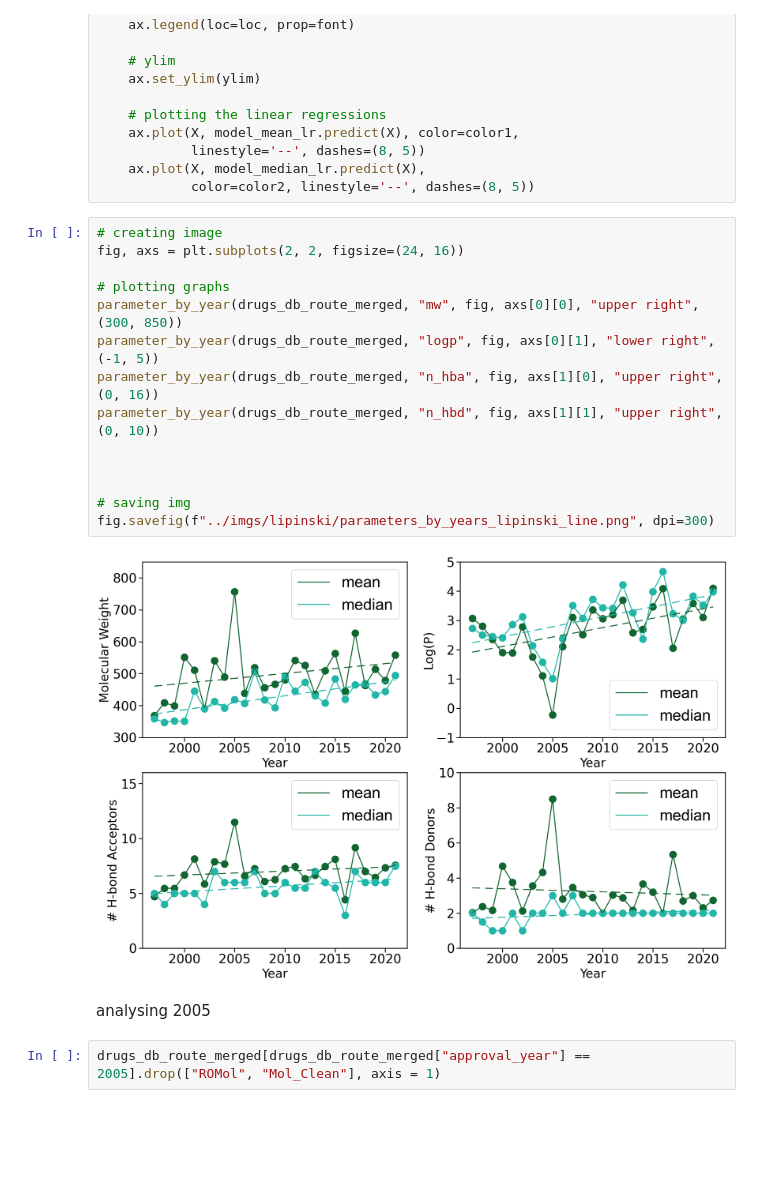
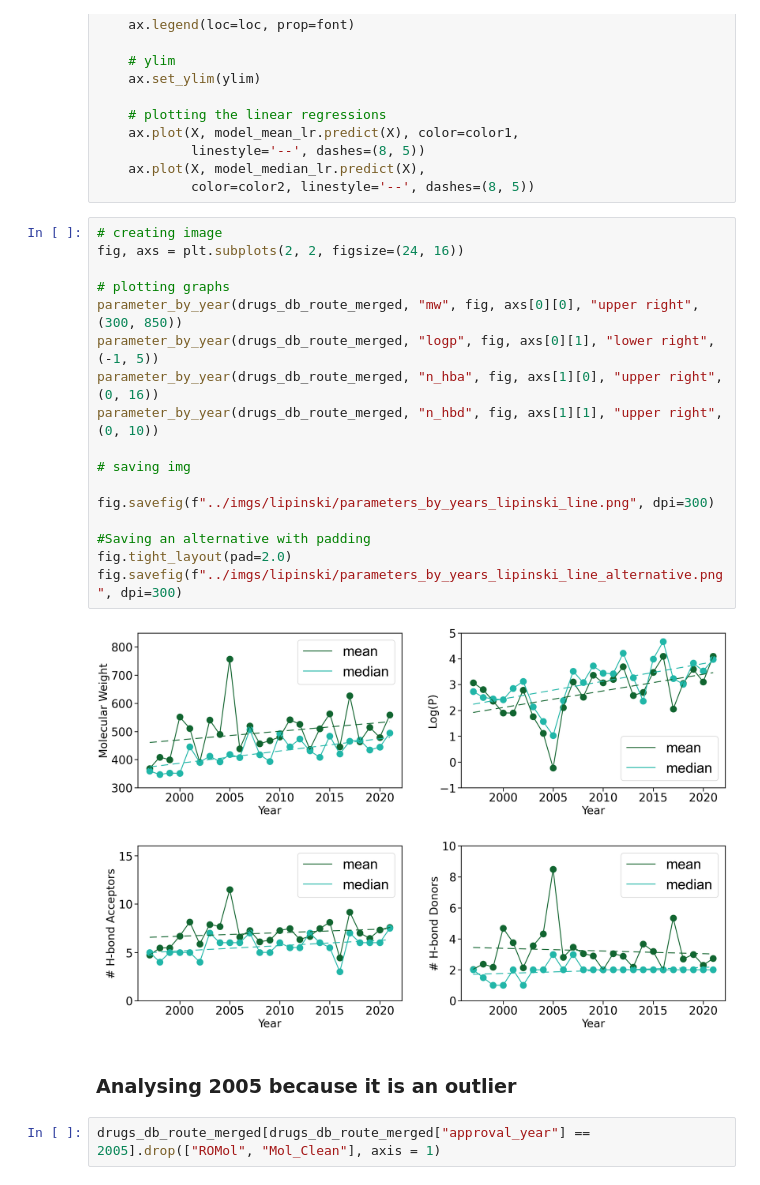
Before and after one commit to arturcgs/lipinski-analysis, a Jupyter notebook: jupyter_notebooks/4_lipinski_eda.ipynb, the cells around one changed output. Drawn from its saved outputs; the diff is of its cells as text; blank space fills up the shorter version.

Commit message:
updating lipinski graphs

```diff
--- a/jupyter_notebooks/4_lipinski_eda.ipynb
+++ b/jupyter_notebooks/4_lipinski_eda.ipynb
@@ -1068,21 +1068,24 @@ def parameter_by_year(df, parameter, fig, ax, loc, ylim):
 # %%
 # creating image
 fig, axs = plt.subplots(2, 2, figsize=(24, 16))
 
 # plotting graphs
 parameter_by_year(drugs_db_route_merged, "mw", fig, axs[0][0], "upper right", (300, 850))
 parameter_by_year(drugs_db_route_merged, "logp", fig, axs[0][1], "lower right", (-1, 5))
 parameter_by_year(drugs_db_route_merged, "n_hba", fig, axs[1][0], "upper right", (0, 16))
 parameter_by_year(drugs_db_route_merged, "n_hbd", fig, axs[1][1], "upper right", (0, 10))
 
+# saving img
 
+fig.savefig(f"../imgs/lipinski/parameters_by_years_lipinski_line.png", dpi=300)
 
-# saving img
-fig.savefig(f"../imgs/lipinski/parameters_by_years_lipinski_line.png", dpi=300)
+#Saving an alternative with padding
+fig.tight_layout(pad=2.0)
+fig.savefig(f"../imgs/lipinski/parameters_by_years_lipinski_line_alternative.png", dpi=300)
 # %% [output]
-[figure, old version]
+[figure, new version]
-# %% [markdown]
-analysing 2005
+# %% [markdown]
+### Analysing 2005 because it is an outlier
 # %%
 drugs_db_route_merged[drugs_db_route_merged["approval_year"] == 2005].drop(["ROMol", "Mol_Clean"], axis = 1)
 # %% [output]
```
Also changed, not shown: parts of 3 cells of this notebook, 5 other files.
